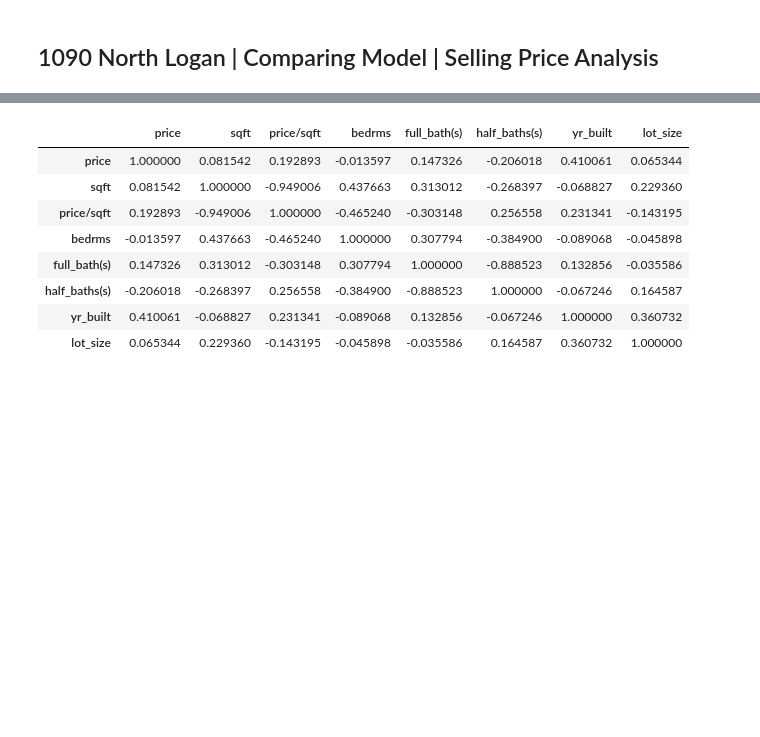
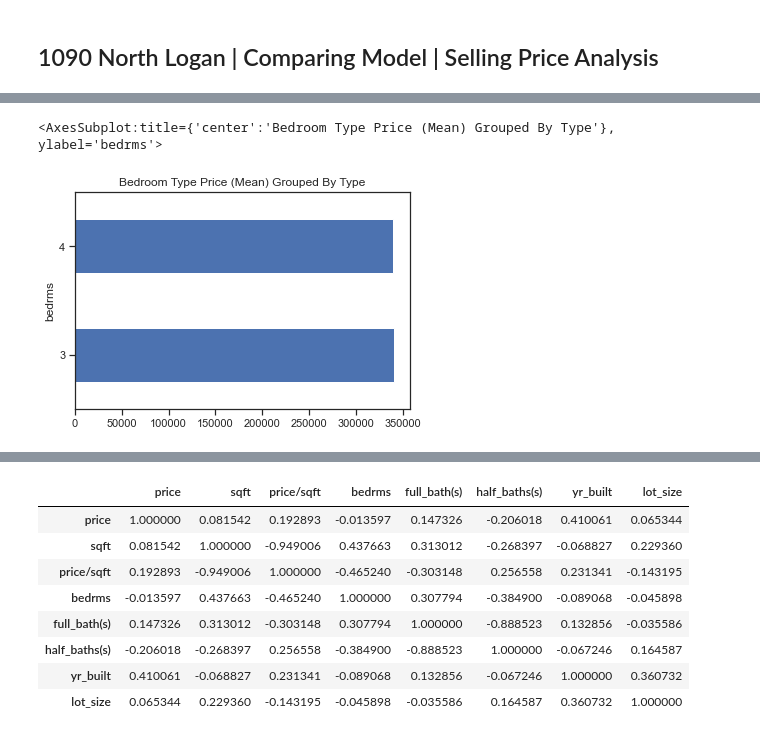
Before and after one commit to protovici/Data-Sciences, a Jupyter notebook: Real Estate/selling_metrics.ipynb, the cells around one changed output, grey strips where cells are left out. Drawn from its saved outputs; the diff is of its cells as text; code cells hidden in the pictures; blank space fills up the shorter version.

```diff
--- a/Real Estate/selling_metrics.ipynb
+++ b/Real Estate/selling_metrics.ipynb
@@ -74,0 +116,5 @@ df['same_type'] = df.apply(similar_house, axis =1)
+# %%
+df.groupby('bedrms')['price'].mean().plot(kind='barh',title='Bedroom Type Price (Mean) Grouped By Type')
+# %% [output]
+<AxesSubplot:title={'center':'Bedroom Type Price (Mean) Grouped By Type'}, ylabel='bedrms'>
+[figure, added]
```
Also changed, not shown: parts of 26 cells of this notebook, 4 other files.
